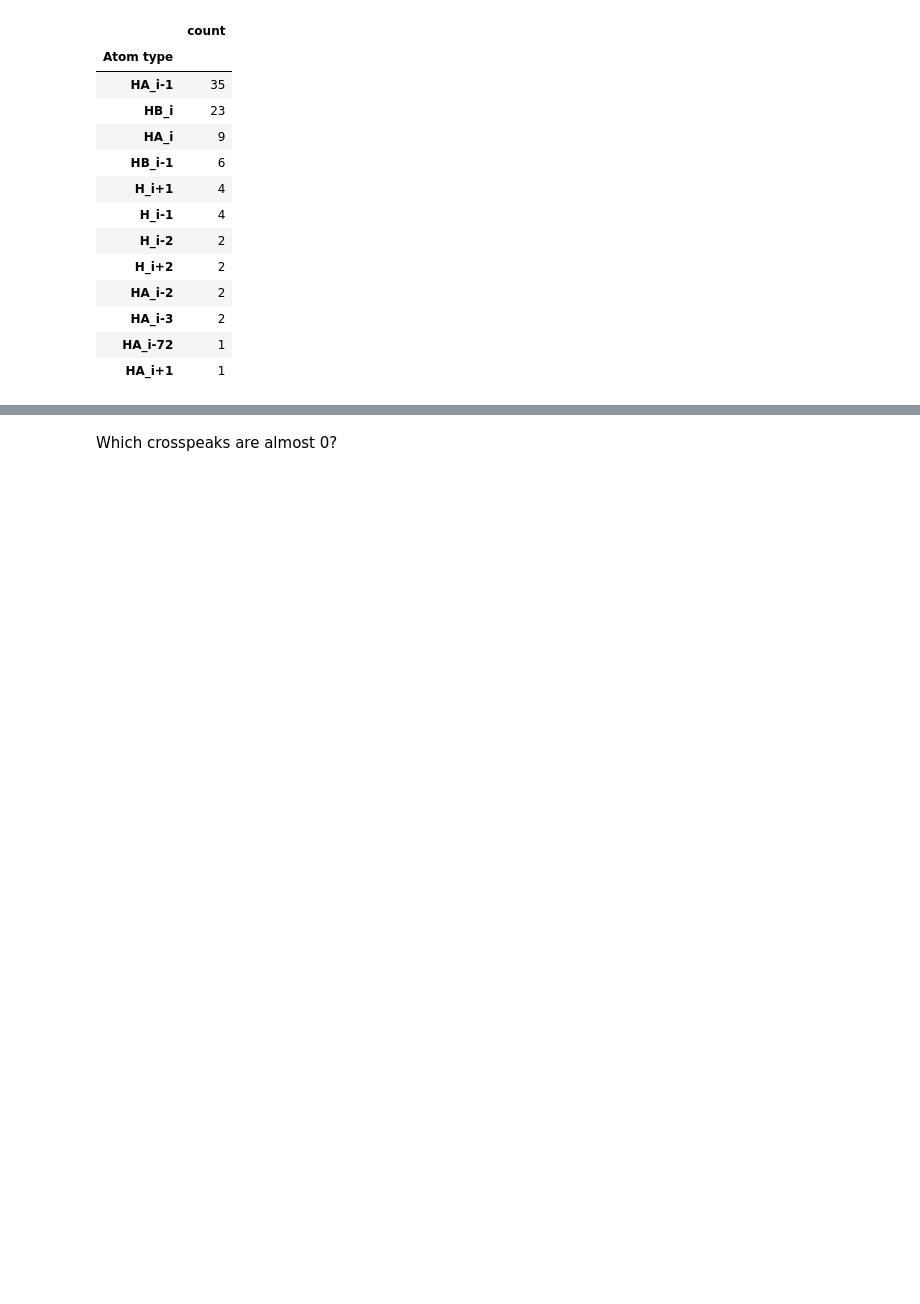
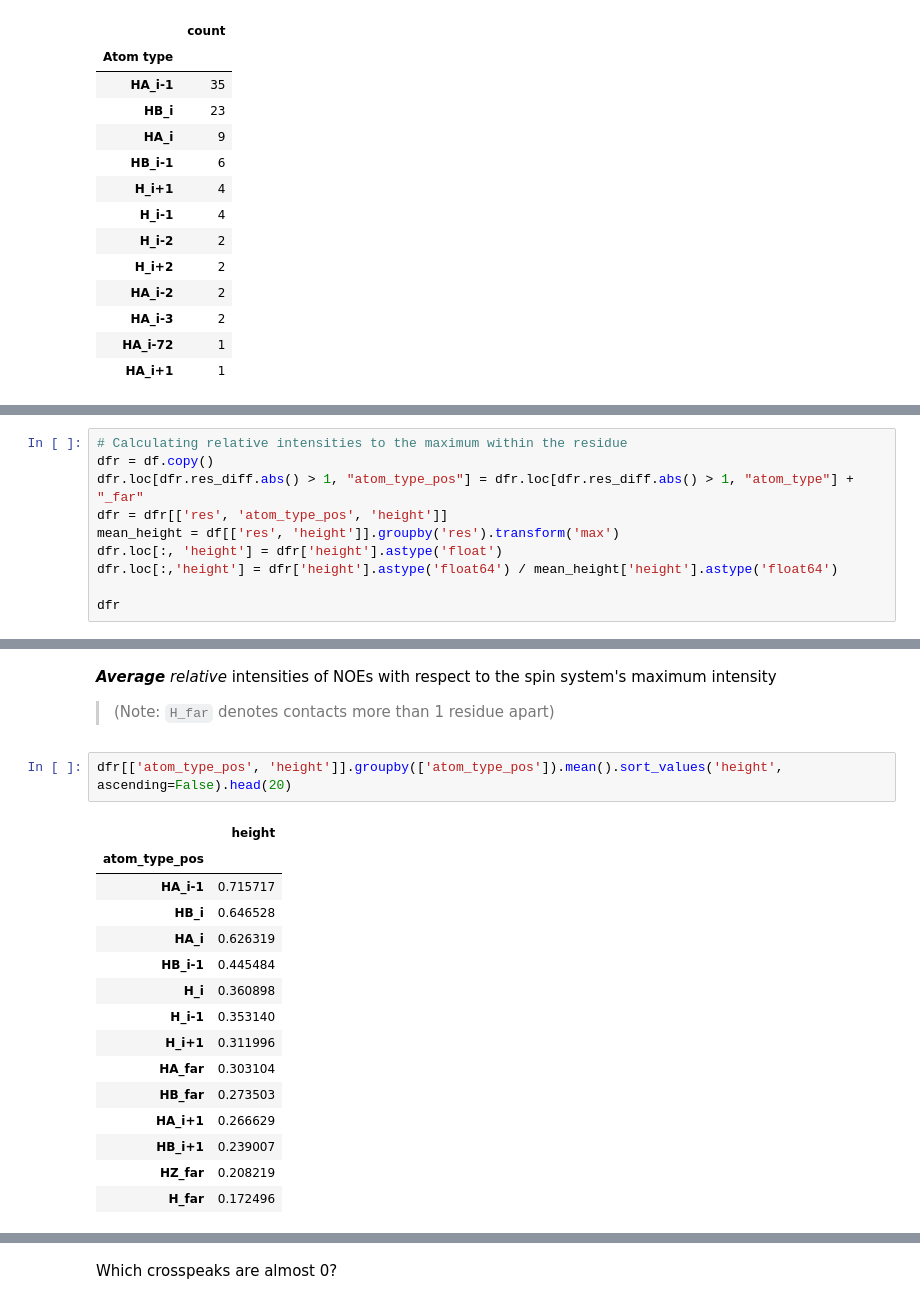
Before and after one commit to AI-ffinity/3d-noesy, a Jupyter notebook: main.ipynb, the cells around one changed output, grey strips where cells are left out. Cells and saved outputs as stored; diff of their text form; blank space fills up the shorter version.

```diff
--- a/main.ipynb
+++ b/main.ipynb
@@ -116,0 +126,10 @@ get_atom_rank_matrix(df_ha)
+# %%
+# Calculating relative intensities to the maximum within the residue
+dfr = df.copy()
+dfr.loc[dfr.res_diff.abs() > 1, "atom_type_pos"] = dfr.loc[dfr.res_diff.abs() > 1, "atom_type"] + "_far"
+dfr = dfr[['res', 'atom_type_pos', 'height']]
+mean_height = df[['res', 'height']].groupby('res').transform('max')
+dfr.loc[:, 'height'] = dfr['height'].astype('float')
+dfr.loc[:,'height'] = dfr['height'].astype('float64') / mean_height['height'].astype('float64')
+
+dfr
@@ -116,0 +150,22 @@ get_atom_rank_matrix(df_ha)
+# %% [markdown]
+***Average** relative* intensities of NOEs with respect to the spin system's maximum intensity
+
+>(Note: `H_far` denotes contacts more than 1 residue apart)
+# %%
+dfr[['atom_type_pos', 'height']].groupby(['atom_type_pos']).mean().sort_values('height', ascending=False).head(20)
+# %% [output]
+|  | height |
+| atom_type_pos |  |
+| HA_i-1 | 0.715717 |
+| HB_i | 0.646528 |
+| HA_i | 0.626319 |
+| HB_i-1 | 0.445484 |
+| H_i | 0.360898 |
+| H_i-1 | 0.353140 |
+| H_i+1 | 0.311996 |
+| HA_far | 0.303104 |
+| HB_far | 0.273503 |
+| HA_i+1 | 0.266629 |
+| HB_i+1 | 0.239007 |
+| HZ_far | 0.208219 |
+| H_far | 0.172496 |
```
Also changed, not shown: parts of 39 cells of this notebook.
